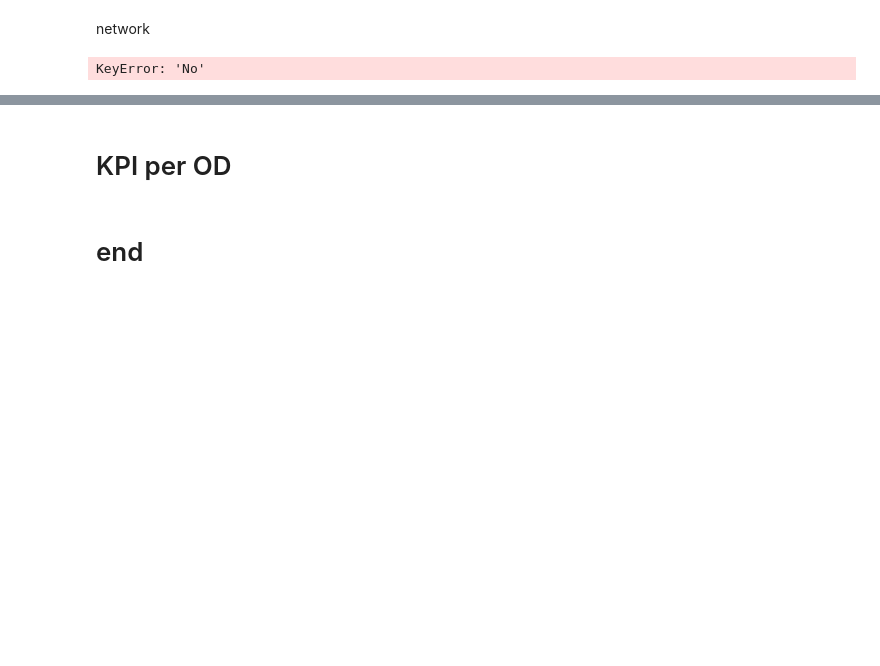
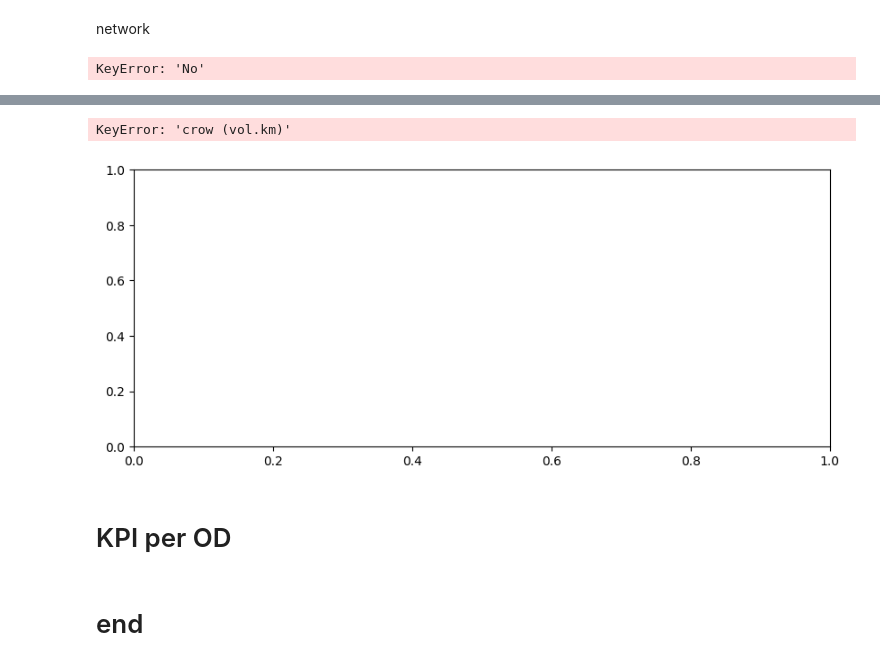
Before and after one commit to systragroup/quetzal_cyclops, a Jupyter notebook: notebooks/2_model/cyclops_model_extended.ipynb, the cells around one changed output, grey strips where cells are left out. Saved outputs shown, nothing was run; the diff lists cells and outputs as text; code cells hidden in the pictures; blank space fills up the shorter version.

```diff
--- a/notebooks/2_model/cyclops_model_extended.ipynb
+++ b/notebooks/2_model/cyclops_model_extended.ipynb
@@ -321,8 +351,12 @@ Clustering
 # %%
 agg_dist = float(argv['params']['aggregation']['distance'])
 epsg = get_epsg(zones.iloc[0]['geometry'].y, zones.iloc[0]['geometry'].x)
-label = agglomerative_clustering(zones.to_crs(epsg), distance_threshold = agg_dist)
-zones['cluster'] = label
+## cannot agg 1 zones. this happens when no demand is provided with mock demand.
+if len(zones)>1:
+    label = agglomerative_clustering(zones.to_crs(epsg), distance_threshold = agg_dist)
+    zones['cluster'] = label
+else:
+    zones['cluster'] = 0
 # %%
 print(len(zones),'zones agg to',len(zones['cluster'].unique()),' zones')
 # %% [output]
@@ -370,22 +392,21 @@ json_data['outgoing volume'] = data
 # %%
-# Group the DataFrame by "origin" and "destination", and then convert to JSON
-grouped = demand.groupby(["destination", "origin"])["volume"].sum().reset_index()
-data = {}
-for _, row in grouped.iterrows():
-    origin = row["origin"]
-    destination = row["destination"]
-    volume = row["volume"]
-    if destination not in data:
-        data[destination] = {}
-    data[destination][origin] = volume
+json_data={}
 
-json_data['ingoing volume'] = data
+grouped = demand.groupby(["origin", "destination"])["volume"].sum().reset_index()
+grouped['outgoing volume'] = list(zip(grouped['destination'],grouped['volume']))
+data = grouped.groupby('origin').agg({'outgoing volume':agg_func}).to_dict()
+json_data.update(data)
+# %%
+grouped = demand.groupby(["destination", "origin"])["volume"].sum().reset_index()
+grouped['ingoing volume'] = list(zip(grouped['origin'],grouped['volume']))
+data = grouped.groupby('destination').agg({'ingoing volume':agg_func}).to_dict()
+json_data.update(data)
 # %%
-
-with open(output_folder + 'zones.json', 'w') as json_file:
-    json.dump(json_data,json_file)
-with open(output_folder + 'demand.json', 'w') as json_file:
-    json.dump(json_data,json_file)
+if len(demand)>1: # if demand is provided.
+    with open(output_folder + 'zones.json', 'w') as json_file:
+        json.dump(json_data,json_file)
+    with open(output_folder + 'demand.json', 'w') as json_file:
+        json.dump(json_data,json_file)
 # %%
 production = demand.groupby(["origin"])["volume"].sum().to_dict()
 attraction = demand.groupby(["destination"])["volume"].sum().to_dict()
@@ -765,26 +791,29 @@ test=res.copy()
 # %%
 fig, ax = plt.subplots(figsize=(10,4))
 res['crow (vol.km)'].plot(kind='barh',ax=ax, color=colors[0], position=0,width=0.4)
 data = get_agg_plot_data(res,volkm_cols,num_bar)
 data.plot(kind='barh',stacked=True, ax=ax,position=1,width=0.4,color=colors[1:])
 spacing = (ax.get_xticks()[1] - ax.get_xticks()[0])/2
 annot_position = res.iloc[0]['cycle (vol.km)'] + spacing/2
 plt.ylim([-0.5,len(res)-0.5])
 plt.xlim(ax.get_xticks()[0], annot_position+spacing)
-plt.annotate('+' + str(round(res.iloc[0]['cycle/crow (%)'])-100) + '%', xy=(annot_position,-0.18), ha='center', va='bottom',fontsize=12)
+plt.annotate('+' + str(np.round(res.iloc[0]['cycle/crow (%)'])-100) + '%', xy=(annot_position,-0.18), ha='center', va='bottom',fontsize=12)
 
 legend = ax.legend(loc='center left', bbox_to_anchor=(1, 0.5))
 for item in legend.get_texts():
     item.set_text(item.get_text().replace(' (vol.km)', ''))
 plt.gca().invert_yaxis()
 plt.xlabel("Distance (vol.km)")
 plt.grid(True, 'major', linestyle='-', axis='both')
 ax.set_axisbelow(True)
 #plt.gcf().axes[0].xaxis.get_major_formatter().set_scientific(False)
 ax.xaxis.set_major_formatter(lambda x,y: '{:,}'.format(int(x)).replace(',', ' '))
 
 plt.title('Total cycle distance vs as the crow flies distance')
 plt.savefig(output_folder+'1_total_distance_km.png',bbox_inches='tight')
+# %% [output]
+KeyError: 'crow (vol.km)'
+[figure, added]
 # %%
 data = get_agg_plot_data(res, volpercent_cols, num_bar)
 ax = data.plot(kind='barh',stacked=True,figsize=(10, 4),color=colors[1:])
```
Also changed, not shown: parts of 13 cells of this notebook, 1 other file.
